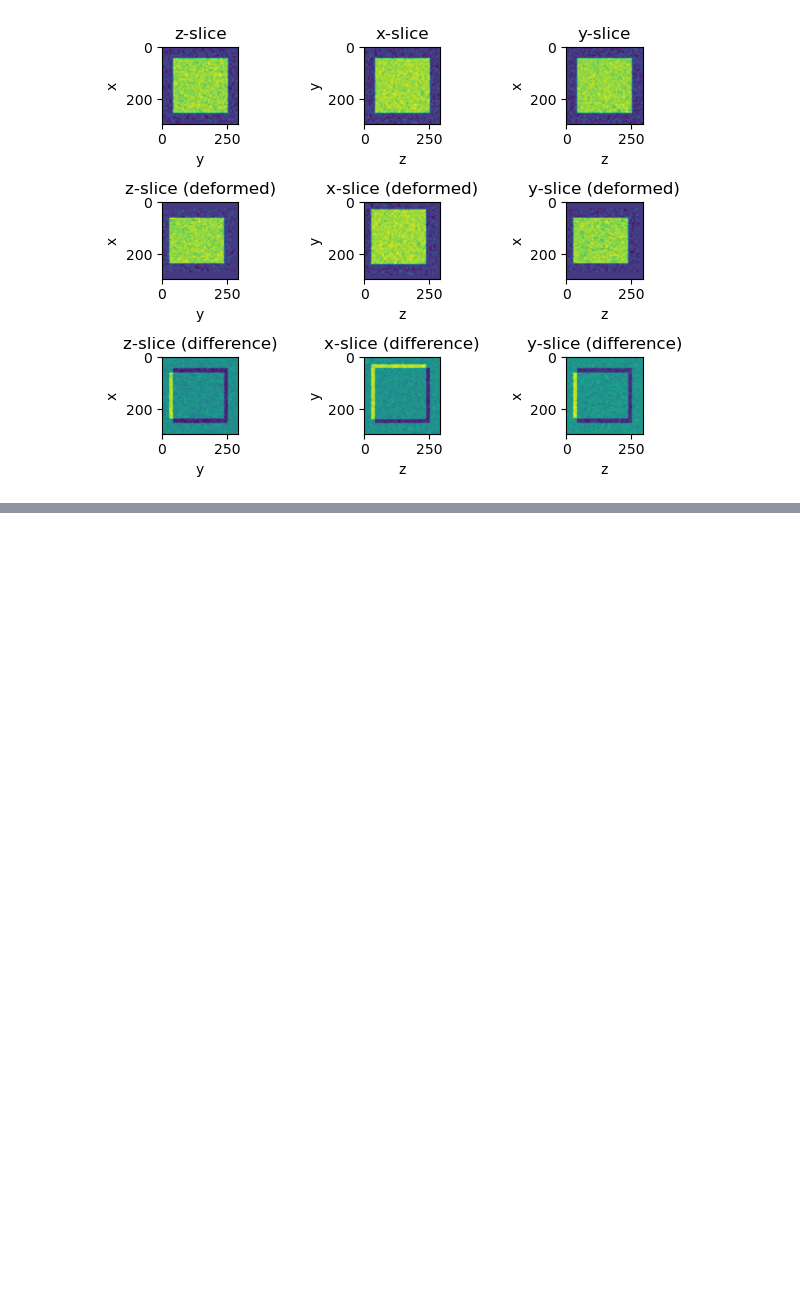
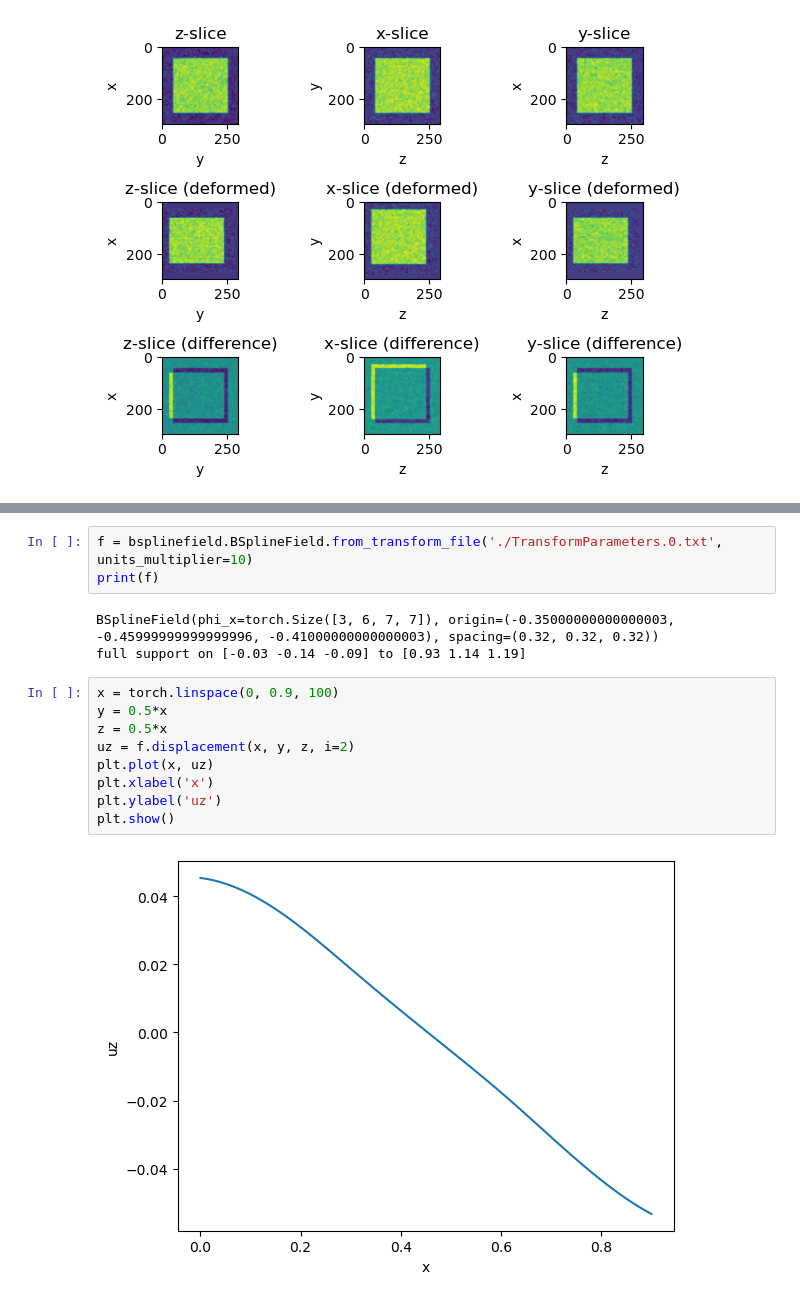
Before and after one commit to CambridgeSolidMechanics/tomography-registration-tools, a Jupyter notebook: examples/fields.ipynb, the cells around one changed output, grey strips where cells are left out. Saved outputs shown, nothing was run; the diff lists cells and outputs as text; blank space fills up the shorter version.

```diff
--- a/examples/fields.ipynb
+++ b/examples/fields.ipynb
@@ -61,0 +75,17 @@ vt.plot_undef_def_slices(vol, vol_A)
+# %%
+f = bsplinefield.BSplineField.from_transform_file('./TransformParameters.0.txt', units_multiplier=10)
+print(f)
+# %% [output]
+BSplineField(phi_x=torch.Size([3, 6, 7, 7]), origin=(-0.35000000000000003, -0.45999999999999996, -0.41000000000000003), spacing=(0.32, 0.32, 0.32))
+full support on [-0.03 -0.14 -0.09] to [0.93 1.14 1.19]
+# %%
+x = torch.linspace(0, 0.9, 100)
+y = 0.5*x
+z = 0.5*x
+uz = f.displacement(x, y, z, i=2)
+plt.plot(x, uz)
+plt.xlabel('x')
+plt.ylabel('uz')
+plt.show()
+# %% [output]
+[figure, added]
```
Also changed, not shown: parts of 5 cells of this notebook, 1 other file.
